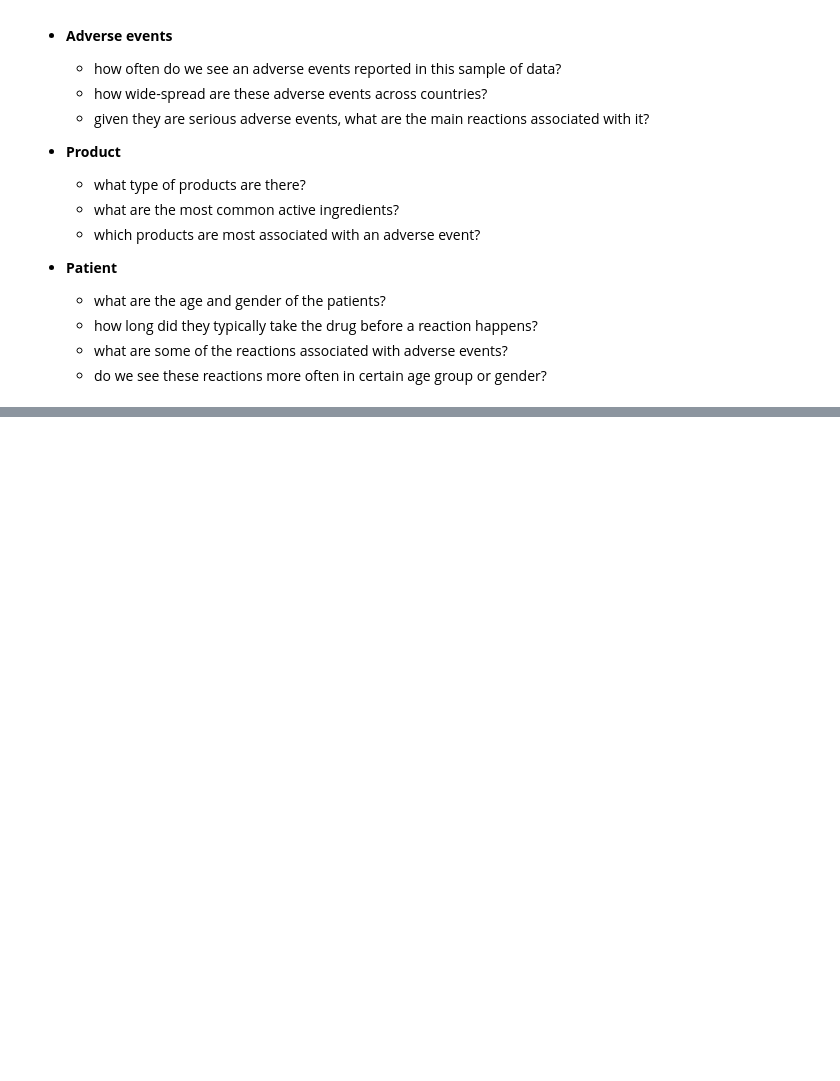
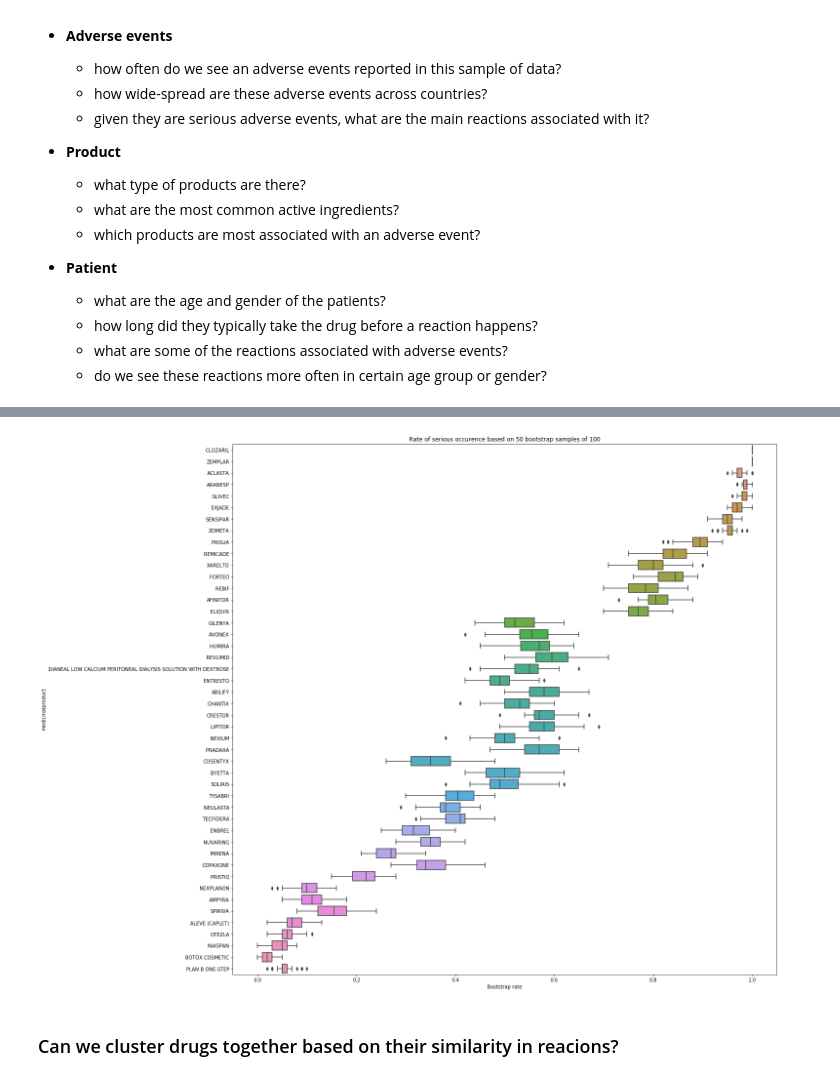
Before and after one commit to samimath/openFDA, a Jupyter notebook: eda.ipynb, the cells around one changed output, grey strips where cells are left out. Saved outputs shown, nothing was run; the diff lists cells and outputs as text; code cells hidden in the pictures; blank space fills up the shorter version.

```diff
--- a/eda.ipynb
+++ b/eda.ipynb
@@ -405,0 +367,6 @@ folium_map(data2 = condition_summary, title = 'Rate of life threatening adverse
+# %%
+medicinal_product_bootstrap = compile_bootstrap(data_subset=data_subset, col ='medicinalproduct',pivot_value='serious',n=50)
+# %% [output]
+[figure, added]
+# %% [markdown]
+### Can we cluster drugs together based on their similarity in reacions?
```
Also changed, not shown: parts of 49 cells of this notebook.
